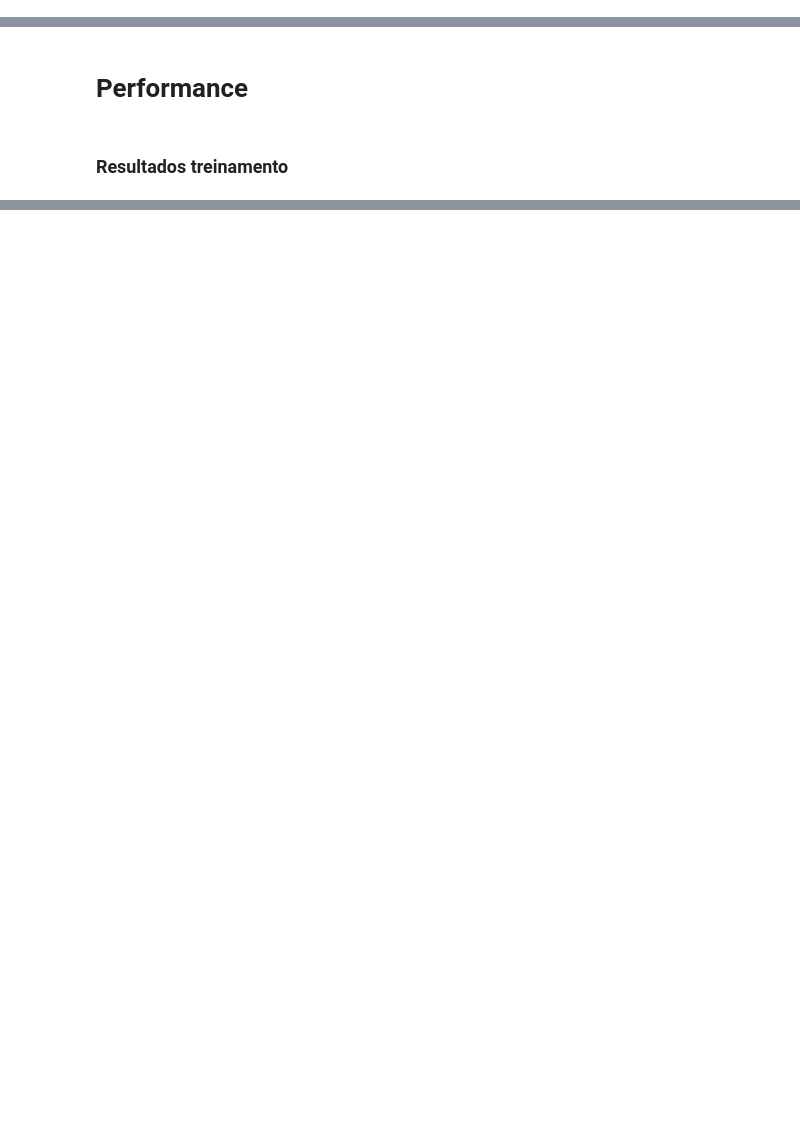
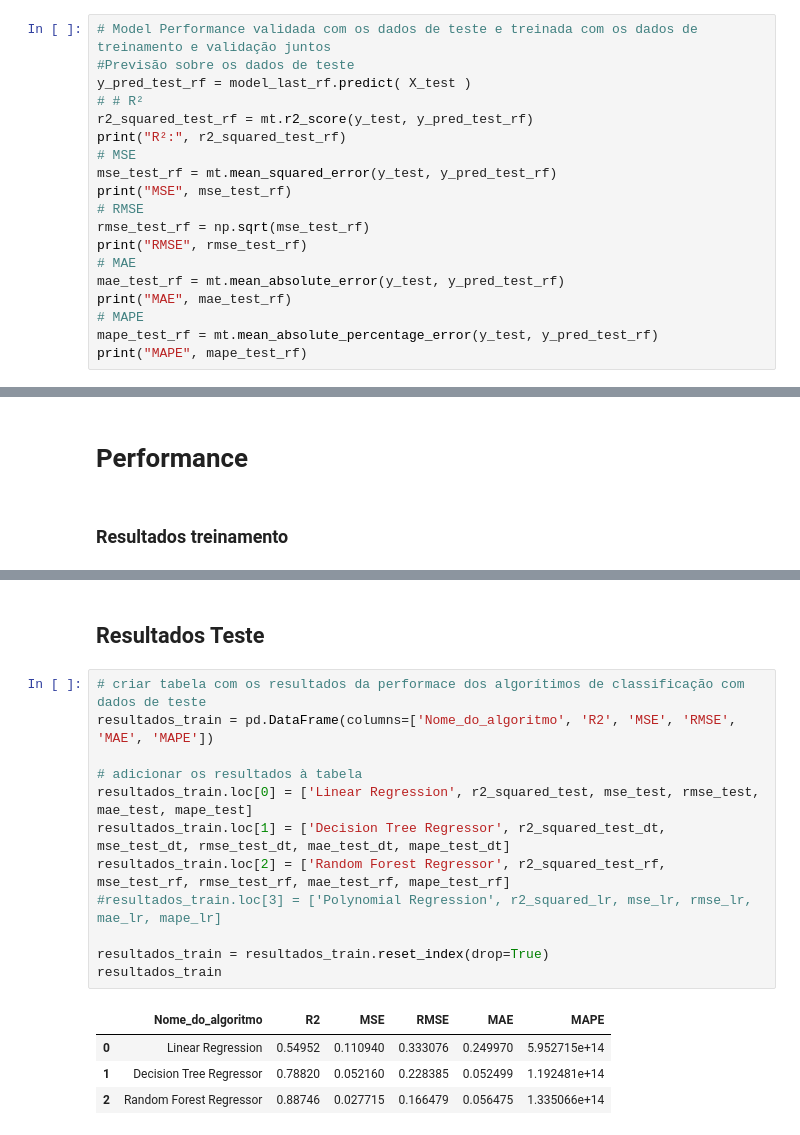
Before and after one commit to alvaro-morais-png/ensaio-machine-learning, a Jupyter notebook: ensaios/regressao/regressao_teste.ipynb, the cells around one changed output, grey strips where cells are left out. Drawn from its saved outputs; the diff is of its cells as text; blank space fills up the shorter version.

```diff
--- a/ensaios/regressao/regressao_teste.ipynb
+++ b/ensaios/regressao/regressao_teste.ipynb
@@ -164,0 +291,19 @@ MAPE 304318253797.3582
+# %%
+# Model Performance validada com os dados de teste e treinada com os dados de treinamento e validação juntos
+#Previsão sobre os dados de teste
+y_pred_test_rf = model_last_rf.predict( X_test )
+# # R²
+r2_squared_test_rf = mt.r2_score(y_test, y_pred_test_rf)
+print("R²:", r2_squared_test_rf)
+# MSE
+mse_test_rf = mt.mean_squared_error(y_test, y_pred_test_rf)
+print("MSE", mse_test_rf)
+# RMSE
+rmse_test_rf = np.sqrt(mse_test_rf)
+print("RMSE", rmse_test_rf)
+# MAE
+mae_test_rf = mt.mean_absolute_error(y_test, y_pred_test_rf)
+print("MAE", mae_test_rf)
+# MAPE
+mape_test_rf = mt.mean_absolute_percentage_error(y_test, y_pred_test_rf)
+print("MAPE", mape_test_rf)
@@ -183,0 +375,19 @@ resultados_train
+# %% [markdown]
+## Resultados Teste
+# %%
+# criar tabela com os resultados da performace dos algorítimos de classificação com dados de teste
+resultados_train = pd.DataFrame(columns=['Nome_do_algoritmo', 'R2', 'MSE', 'RMSE', 'MAE', 'MAPE'])
+
+# adicionar os resultados à tabela
+resultados_train.loc[0] = ['Linear Regression', r2_squared_test, mse_test, rmse_test, mae_test, mape_test]
+resultados_train.loc[1] = ['Decision Tree Regressor', r2_squared_test_dt, mse_test_dt, rmse_test_dt, mae_test_dt, mape_test_dt]
+resultados_train.loc[2] = ['Random Forest Regressor', r2_squared_test_rf, mse_test_rf, rmse_test_rf, mae_test_rf, mape_test_rf]
+#resultados_train.loc[3] = ['Polynomial Regression', r2_squared_lr, mse_lr, rmse_lr, mae_lr, mape_lr]
+
+resultados_train = resultados_train.reset_index(drop=True)
+resultados_train
+# %% [output]
+|  | Nome_do_algoritmo | R2 | MSE | RMSE | MAE | MAPE |
+| 0 | Linear Regression | 0.54952 | 0.110940 | 0.333076 | 0.249970 | 5.952715e+14 |
+| 1 | Decision Tree Regressor | 0.78820 | 0.052160 | 0.228385 | 0.052499 | 1.192481e+14 |
+| 2 | Random Forest Regressor | 0.88746 | 0.027715 | 0.166479 | 0.056475 | 1.335066e+14 |
```
Also changed, not shown: parts of 16 cells of this notebook.
